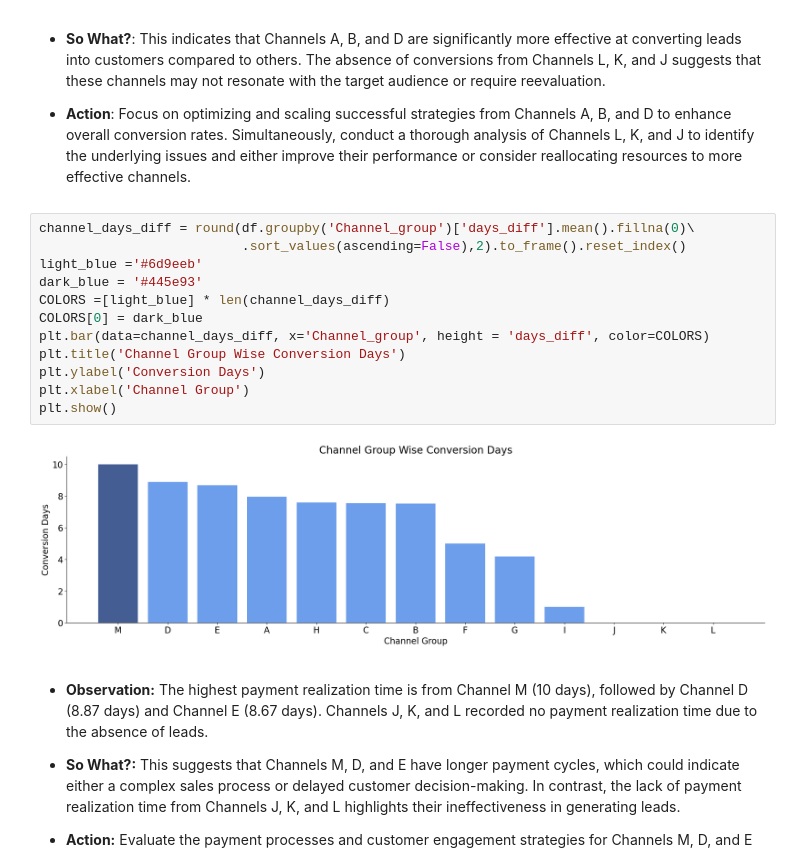
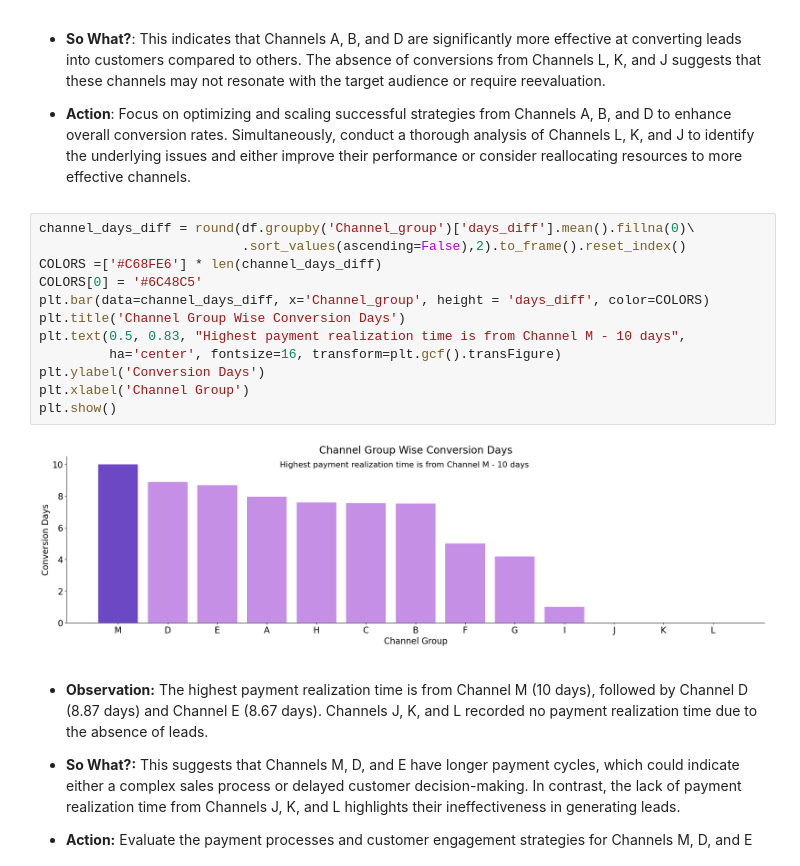
Before and after one commit to dakshbhatnagar/projects, a Jupyter notebook: lead_acquisition/analysis.ipynb, the cells around one changed output. Drawn from its saved outputs; the diff is of its cells as text.

Commit message:
Add Subtitles to charts

```diff
--- a/lead_acquisition/analysis.ipynb
+++ b/lead_acquisition/analysis.ipynb
@@ -154,17 +162,17 @@ plt.show()
 # %%
 channel_days_diff = round(df.groupby('Channel_group')['days_diff'].mean().fillna(0)\
                           .sort_values(ascending=False),2).to_frame().reset_index()
-light_blue ='#6d9eeb'
-dark_blue = '#445e93'
-COLORS =[light_blue] * len(channel_days_diff)
-COLORS[0] = dark_blue
+COLORS =['#C68FE6'] * len(channel_days_diff)
+COLORS[0] = '#6C48C5'
 plt.bar(data=channel_days_diff, x='Channel_group', height = 'days_diff', color=COLORS)
 plt.title('Channel Group Wise Conversion Days')
+plt.text(0.5, 0.83, "Highest payment realization time is from Channel M - 10 days",
+         ha='center', fontsize=16, transform=plt.gcf().transFigure)
 plt.ylabel('Conversion Days')
 plt.xlabel('Channel Group')
 plt.show()
 # %% [output]
-[figure, old version]
+[figure, new version]
 # %% [markdown]
 - **Observation:** The highest payment realization time is from Channel M (10 days), followed by Channel D (8.87 days) and Channel E (8.67 days). Channels J, K, and L recorded no payment realization time due to the absence of leads.
 
```
Also changed, not shown: parts of 10 cells of this notebook.
